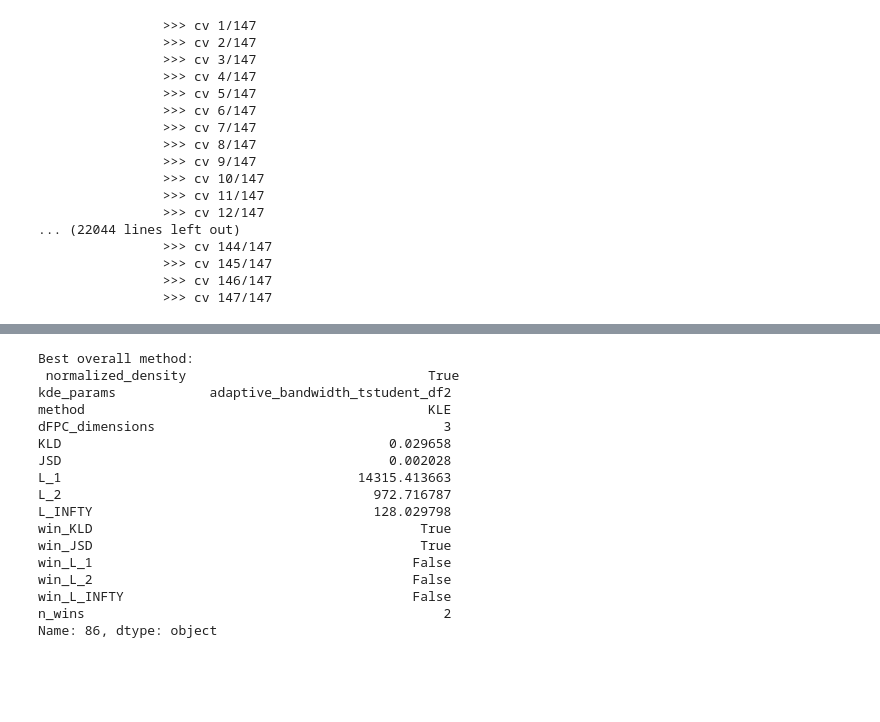
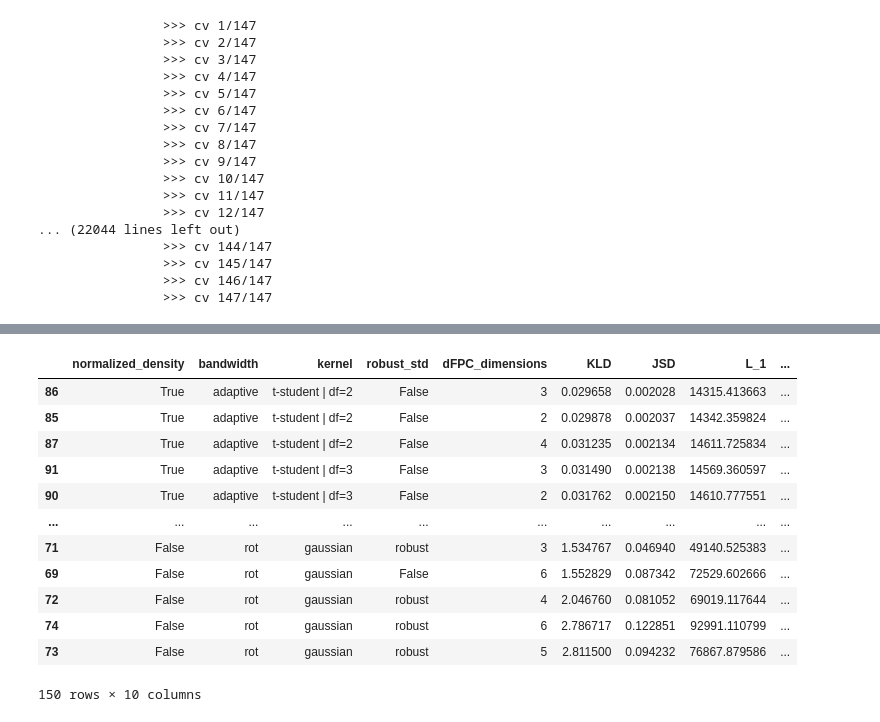
Before and after one commit to matheus-vizzotto/densities4risk, a Jupyter notebook: notebooks/13_cross_validation.ipynb, the cells around one changed output, grey strips where cells are left out. Cells and saved outputs as stored; diff of their text form; code cells hidden in the pictures; blank space fills up the shorter version.

```diff
--- a/notebooks/13_cross_validation.ipynb
+++ b/notebooks/13_cross_validation.ipynb
@@ -339,11 +367,27 @@ results_df = pd.DataFrame(records)
 # %%
 metrics = ["KLD", "JSD", "L_1", "L_2", "L_INFTY"]
 
 mean_df = (
     results_df
-    .groupby(['normalized_density', 'kde_params', 'method', "dFPC_dimensions"])[metrics]
+    .groupby(['normalized_density', 'bandwidth', 'kernel', 'robust_std', 'dFPC_dimensions'])[metrics]
     .mean()
     .reset_index()
-)
+).sort_values(by = "KLD", ascending=True)
 
-mean_df.sort_values(by="KLD", ascending=True, inplace=True)
+# mean_df.sort_values(by="KLD", ascending=True, inplace=True)
+
+mean_df
+# %% [output]
+|  | normalized_density | bandwidth | kernel | robust_std | dFPC_dimensions | KLD | JSD | L_1 | ... |
+| 86 | True | adaptive | t-student | df=2 | False | 3 | 0.029658 | 0.002028 | 14315.413663 | ... |
+| 85 | True | adaptive | t-student | df=2 | False | 2 | 0.029878 | 0.002037 | 14342.359824 | ... |
+| 87 | True | adaptive | t-student | df=2 | False | 4 | 0.031235 | 0.002134 | 14611.725834 | ... |
+| 91 | True | adaptive | t-student | df=3 | False | 3 | 0.031490 | 0.002138 | 14569.360597 | ... |
+| 90 | True | adaptive | t-student | df=3 | False | 2 | 0.031762 | 0.002150 | 14610.777551 | ... |
+| ... | ... | ... | ... | ... | ... | ... | ... | ... | ... |
+| 71 | False | rot | gaussian | robust | 3 | 1.534767 | 0.046940 | 49140.525383 | ... |
+| 69 | False | rot | gaussian | False | 6 | 1.552829 | 0.087342 | 72529.602666 | ... |
+| 72 | False | rot | gaussian | robust | 4 | 2.046760 | 0.081052 | 69019.117644 | ... |
+| 74 | False | rot | gaussian | robust | 6 | 2.786717 | 0.122851 | 92991.110799 | ... |
+| 73 | False | rot | gaussian | robust | 5 | 2.811500 | 0.094232 | 76867.879586 | ... |
+150 rows × 10 columns
@@ -350,31 +396,13 @@ mean_df.sort_values(by="KLD", ascending=True, inplace=True)
 # %%
-for m in metrics:
-    best_value = mean_df[m].min()
-    mean_df[f"win_{m}"] = mean_df[m] == best_value
+# for m in metrics:
+#     best_value = mean_df[m].min()
+#     mean_df[f"win_{m}"] = mean_df[m] == best_value
 
-win_cols = [f"win_{m}" for m in metrics]
+# win_cols = [f"win_{m}" for m in metrics]
 
-mean_df["n_wins"] = mean_df[win_cols].sum(axis=1)
+# mean_df["n_wins"] = mean_df[win_cols].sum(axis=1)
 
-best_overall = mean_df.sort_values(["n_wins","KLD"], ascending=[False, True])
+# best_overall = mean_df.sort_values(["n_wins","KLD"], ascending=[False, True])
 
-print("Best overall method:\n", best_overall.iloc[0])
+# print("Best overall method:\n", best_overall.iloc[0])
-# %% [output]
-Best overall method:
- normalized_density                               True
-kde_params            adaptive_bandwidth_tstudent_df2
-method                                            KLE
-dFPC_dimensions                                     3
-KLD                                          0.029658
-JSD                                          0.002028
-L_1                                      14315.413663
-L_2                                        972.716787
-L_INFTY                                    128.029798
-win_KLD                                          True
-win_JSD                                          True
-win_L_1                                         False
-win_L_2                                         False
-win_L_INFTY                                     False
-n_wins                                              2
-Name: 86, dtype: object
 # %%
```
Also changed, not shown: parts of 13 cells of this notebook, 7 other files.
